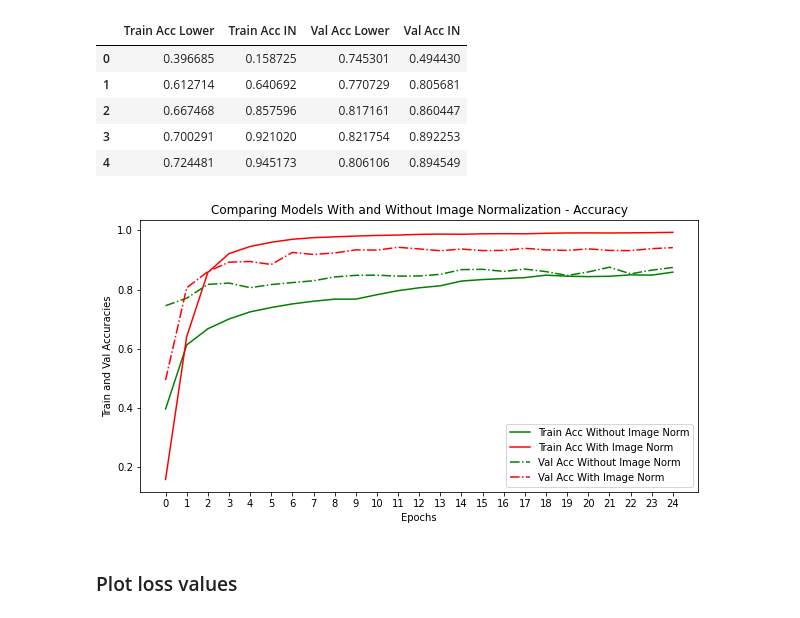
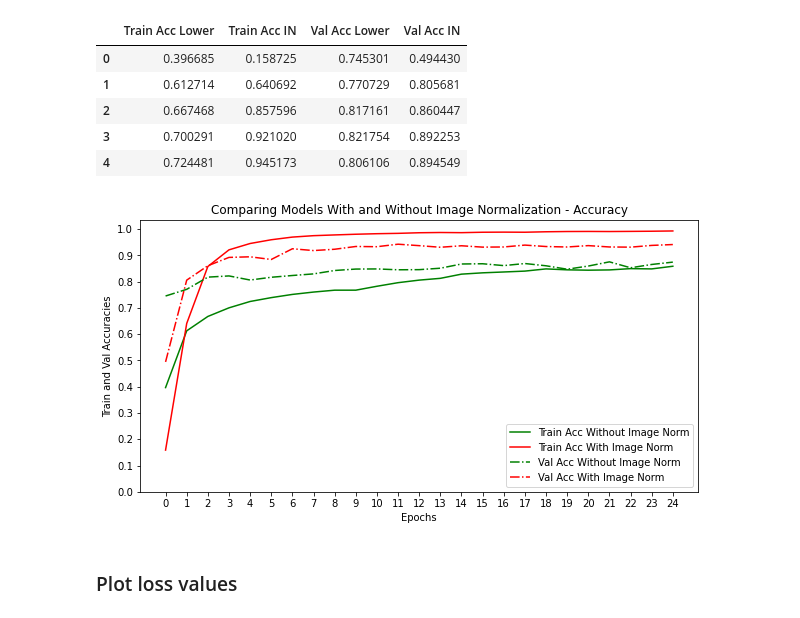
Before and after one commit to ph1001/Deep_Learning_Project_Group_10, a Jupyter notebook: Training histories, saved models, confusion matrices/Final Files/02 All Data/08 IN/With and without image normalization.ipynb, the cells around one changed output. Saved outputs shown, nothing was run; the diff lists cells and outputs as text; code cells hidden in the pictures.

```diff
--- a/Training histories, saved models, confusion matrices/Final Files/02 All Data/08 IN/With and without image normalization.ipynb
+++ b/Training histories, saved models, confusion matrices/Final Files/02 All Data/08 IN/With and without image normalization.ipynb
@@ -66,25 +66,26 @@ final_acc.head(5)
 # %%
 # define area
 plt.figure(figsize=(10, 5))
 
 # define x axis
 x = final_acc.index
 
 # plot lines
 plt.plot(x, final_acc['Train Acc Lower'], label = "Train Acc Without Image Norm", color='green')
 plt.plot(x, final_acc['Train Acc IN'], label = "Train Acc With Image Norm", color='red')
 
 plt.plot(x, final_acc['Val Acc Lower'], label = "Val Acc Without Image Norm", color='green', linestyle='-.')
 plt.plot(x, final_acc['Val Acc IN'], label = "Val Acc With Image Norm", color='red', linestyle='-.')
 
 plt.xticks(np.arange(0, 25, 1))
+plt.yticks(np.arange(0, 1.1, 0.1))
 plt.legend()
 plt.xlabel("Epochs")
 plt.ylabel("Train and Val Accuracies")
 plt.title("Comparing Models With and Without Image Normalization - Accuracy")
 plt.show()
 # %% [output]
-[figure, old version]
+[figure, new version]
 # %% [markdown]
 ### Plot loss values
 # %% [markdown]
```
Also changed, not shown: 7 other files.
